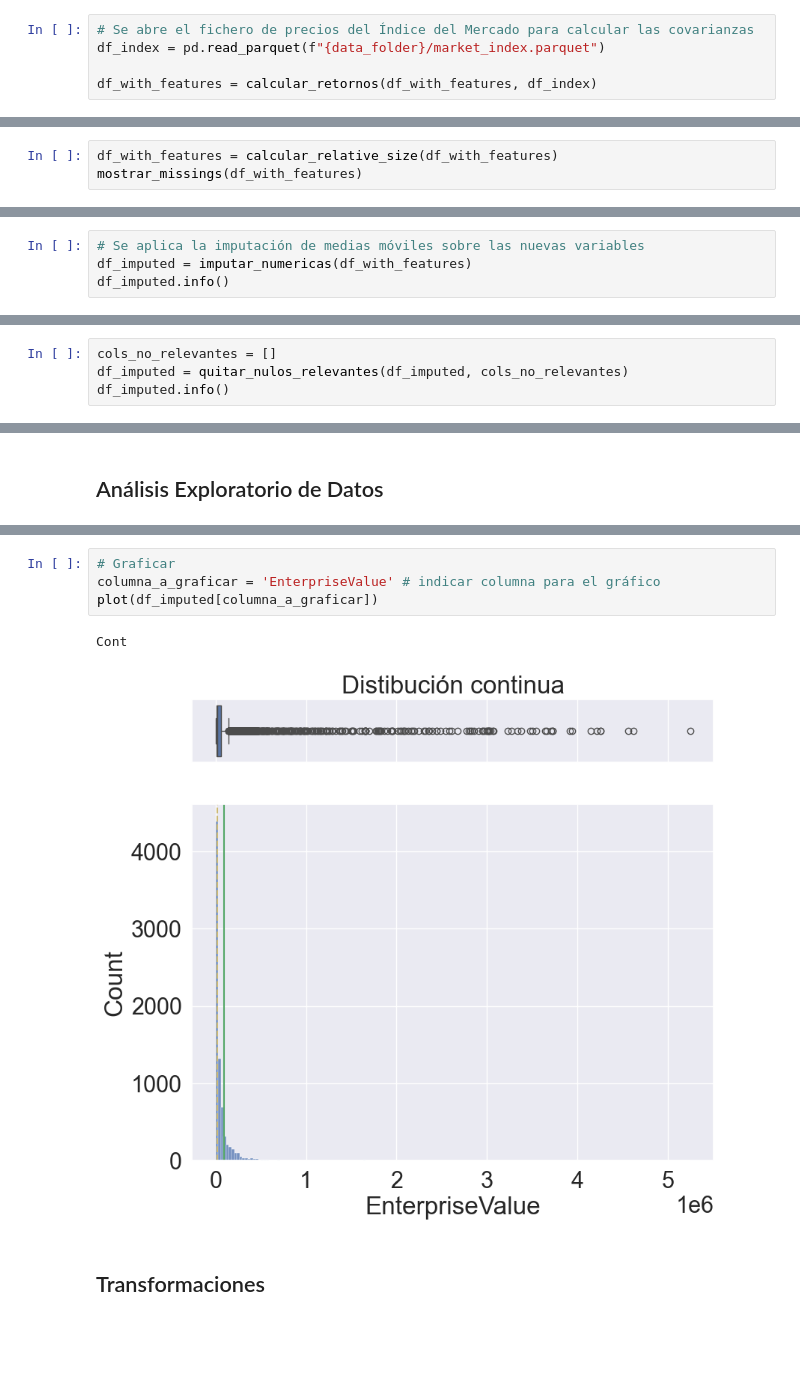
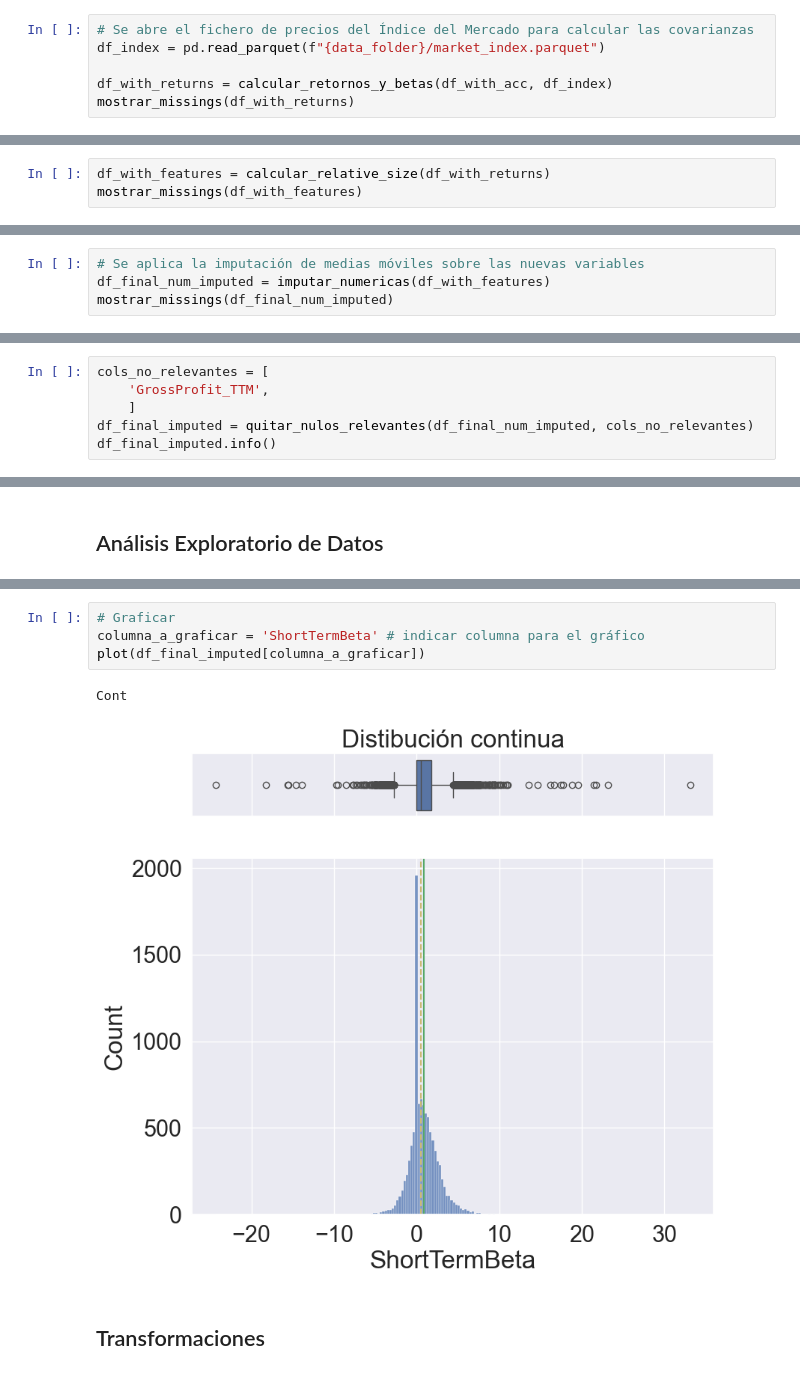
Before and after one commit to sebakremis/FinDataMining, a Jupyter notebook: 02_Notebook_Transformacion.ipynb, the cells around one changed output, grey strips where cells are left out. Cells and saved outputs as stored; diff of their text form; blank space fills up the shorter version.

Commit message:
imputar columnas de crecimiento y retorno con valores neutrales, reemplazar features de varianza y covarianza por coeficiente Beta de corto plazo

```diff
--- a/02_Notebook_Transformacion.ipynb
+++ b/02_Notebook_Transformacion.ipynb
@@ -471,10 +466,11 @@ df_with_features = calcular_aceleraciones(df_with_features, crecimiento_cols)
 # Se abre el fichero de precios del Índice del Mercado para calcular las covarianzas
 df_index = pd.read_parquet(f"{data_folder}/market_index.parquet")
 
-df_with_features = calcular_retornos(df_with_features, df_index)
+df_with_returns = calcular_retornos_y_betas(df_with_acc, df_index)
+mostrar_missings(df_with_returns)
 # %% [markdown]
 * Se calculan tamaños relativos: RelativeAssets y RelativeRevenue
 # %%
-df_with_features = calcular_relative_size(df_with_features)
+df_with_features = calcular_relative_size(df_with_returns)
 mostrar_missings(df_with_features)
 # %% [output]
@@ -496,6 +486,6 @@ Length: 65, dtype: float64
 * Se aplica la imputación por medias móviles para las métricas calculadas:
 # %%
 # Se aplica la imputación de medias móviles sobre las nuevas variables
-df_imputed = imputar_numericas(df_with_features)
-df_imputed.info()
+df_final_num_imputed = imputar_numericas(df_with_features)
+mostrar_missings(df_final_num_imputed)
 # %% [output]
@@ -514,8 +498,10 @@ Length: 65, dtype: float64
 # %% [markdown]
 * Se eliminan missings remanentes:
 # %%
-cols_no_relevantes = []
-df_imputed = quitar_nulos_relevantes(df_imputed, cols_no_relevantes)
-df_imputed.info()
+cols_no_relevantes = [
+    'GrossProfit_TTM',
+    ]
+df_final_imputed = quitar_nulos_relevantes(df_final_num_imputed, cols_no_relevantes)
+df_final_imputed.info()
 # %% [output]
 <class 'pandas.core.frame.DataFrame'>
@@ -595,10 +586,10 @@ Name: 8729, Length: 65, dtype: object
 # %%
 # Graficar
-columna_a_graficar = 'EnterpriseValue' # indicar columna para el gráfico
-plot(df_imputed[columna_a_graficar])
+columna_a_graficar = 'ShortTermBeta' # indicar columna para el gráfico
+plot(df_final_imputed[columna_a_graficar])
 # %% [output]
 Cont
-[figure, old version]
+[figure, new version]
 # %% [markdown]
 ## Transformaciones
 # %% [markdown]
```
Also changed, not shown: parts of 31 cells of this notebook, 1 other file.
